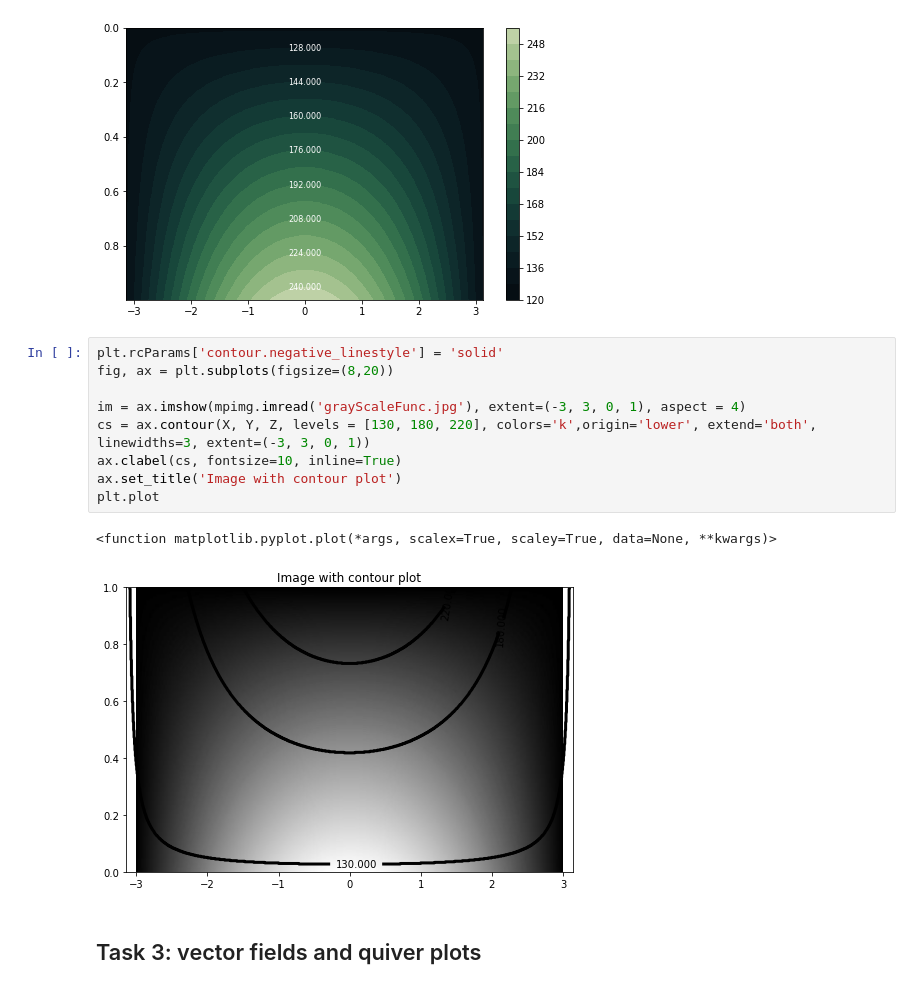
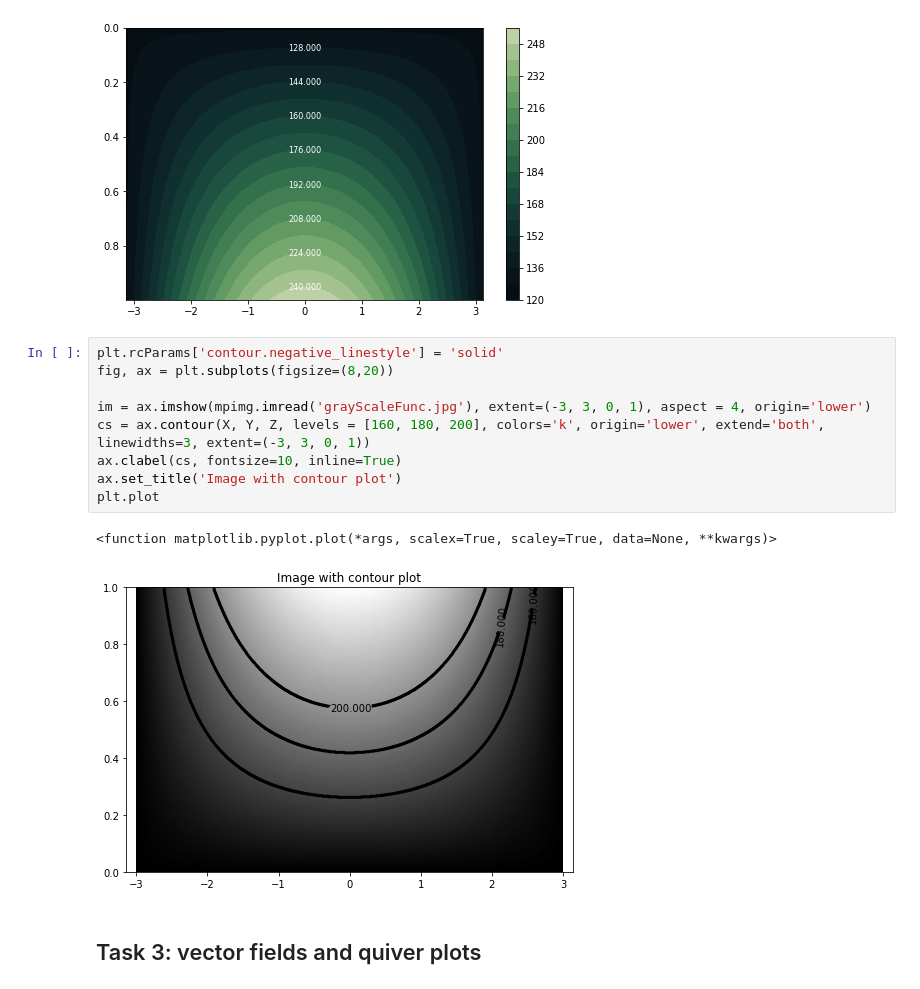
Before and after one commit to elvinafahlgren/Visualization, a Jupyter notebook: worksheet-3.ipynb, the cells around one changed output. Saved outputs shown, nothing was run; the diff lists cells and outputs as text.

```diff
--- a/worksheet-3.ipynb
+++ b/worksheet-3.ipynb
@@ -222,15 +222,15 @@ ax.invert_yaxis()
 # %%
 plt.rcParams['contour.negative_linestyle'] = 'solid'
 fig, ax = plt.subplots(figsize=(8,20))
 
-im = ax.imshow(mpimg.imread('grayScaleFunc.jpg'), extent=(-3, 3, 0, 1), aspect = 4)
-cs = ax.contour(X, Y, Z, levels = [130, 180, 220], colors='k',origin='lower', extend='both', linewidths=3, extent=(-3, 3, 0, 1))
+im = ax.imshow(mpimg.imread('grayScaleFunc.jpg'), extent=(-3, 3, 0, 1), aspect = 4, origin='lower')
+cs = ax.contour(X, Y, Z, levels = [160, 180, 200], colors='k', origin='lower', extend='both', linewidths=3, extent=(-3, 3, 0, 1))
 ax.clabel(cs, fontsize=10, inline=True)
 ax.set_title('Image with contour plot')
 plt.plot
 # %% [output]
 <function matplotlib.pyplot.plot(*args, scalex=True, scaley=True, data=None, **kwargs)>
-[figure, old version]
+[figure, new version]
 # %% [markdown]
 ## Task 3: vector fields and quiver plots
 # %% [markdown]
```
